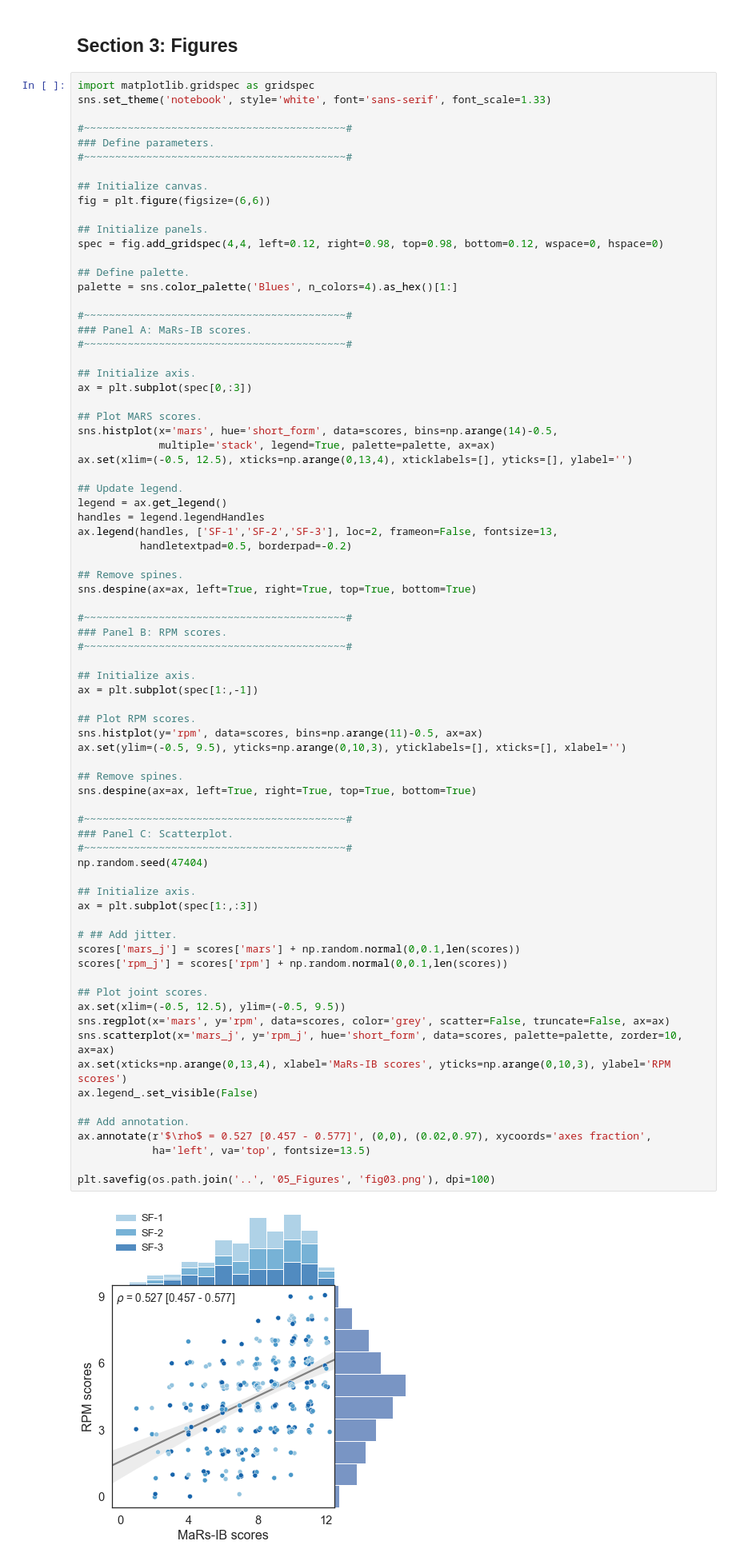
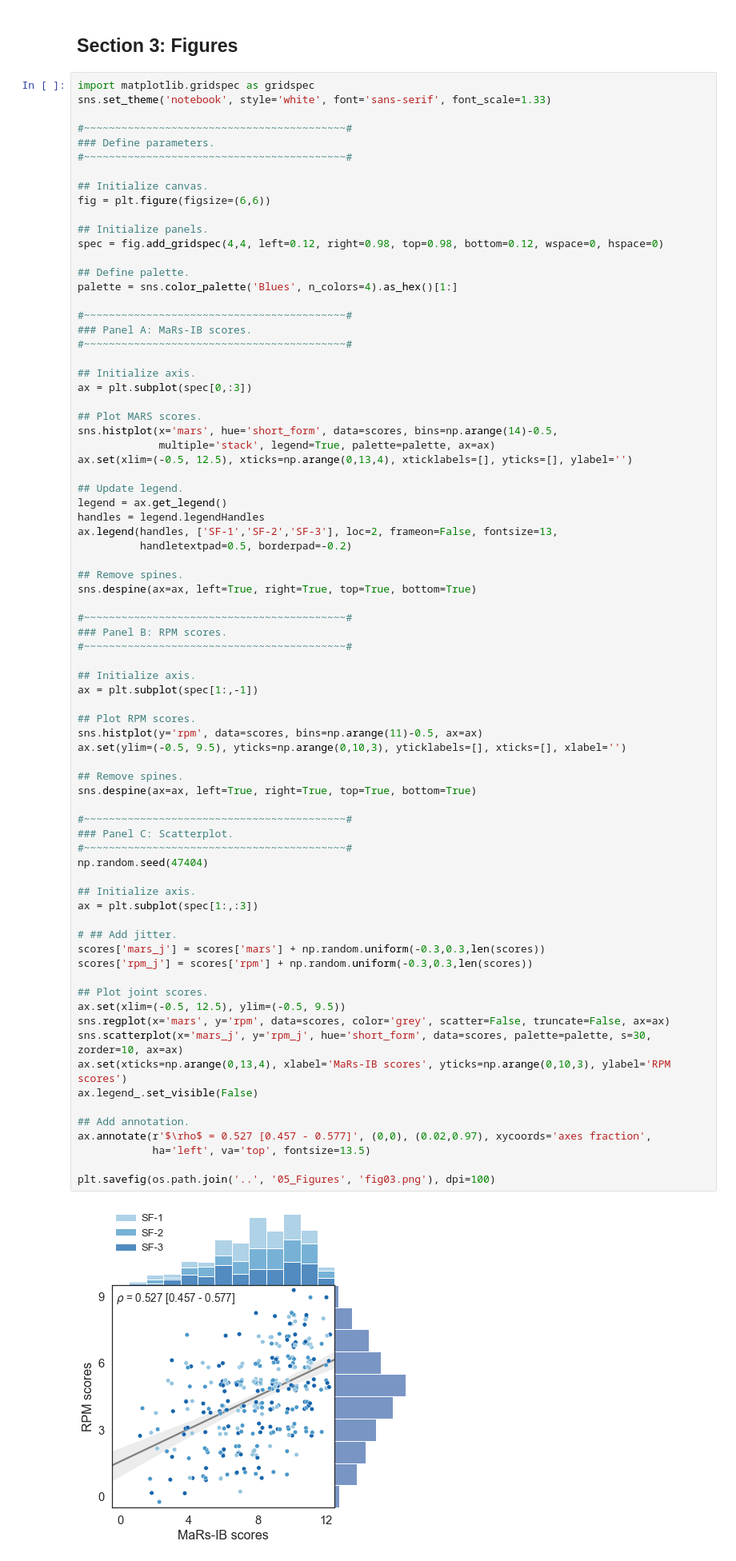
Before and after one commit to ndawlab/mars-irt, a Jupyter notebook: 04_Validation/02_Descriptive.ipynb, the cells around one changed output. Shown at 80% size. Saved outputs shown, nothing was run; the diff lists cells and outputs as text.

```diff
--- a/04_Validation/02_Descriptive.ipynb
+++ b/04_Validation/02_Descriptive.ipynb
@@ -239,34 +242,34 @@ ax = plt.subplot(spec[1:,-1])
 
 ## Plot RPM scores.
 sns.histplot(y='rpm', data=scores, bins=np.arange(11)-0.5, ax=ax)
 ax.set(ylim=(-0.5, 9.5), yticks=np.arange(0,10,3), yticklabels=[], xticks=[], xlabel='')
 
 ## Remove spines.
 sns.despine(ax=ax, left=True, right=True, top=True, bottom=True)
 
 #~~~~~~~~~~~~~~~~~~~~~~~~~~~~~~~~~~~~~~~~~~#
 ### Panel C: Scatterplot.
 #~~~~~~~~~~~~~~~~~~~~~~~~~~~~~~~~~~~~~~~~~~#
 np.random.seed(47404)
 
 ## Initialize axis.
 ax = plt.subplot(spec[1:,:3])
 
 # ## Add jitter.
-scores['mars_j'] = scores['mars'] + np.random.normal(0,0.1,len(scores))
-scores['rpm_j'] = scores['rpm'] + np.random.normal(0,0.1,len(scores))
+scores['mars_j'] = scores['mars'] + np.random.uniform(-0.3,0.3,len(scores))
+scores['rpm_j'] = scores['rpm'] + np.random.uniform(-0.3,0.3,len(scores))
 
 ## Plot joint scores.
 ax.set(xlim=(-0.5, 12.5), ylim=(-0.5, 9.5))
 sns.regplot(x='mars', y='rpm', data=scores, color='grey', scatter=False, truncate=False, ax=ax)
-sns.scatterplot(x='mars_j', y='rpm_j', hue='short_form', data=scores, palette=palette, zorder=10, ax=ax)
+sns.scatterplot(x='mars_j', y='rpm_j', hue='short_form', data=scores, palette=palette, s=30, zorder=10, ax=ax)
 ax.set(xticks=np.arange(0,13,4), xlabel='MaRs-IB scores', yticks=np.arange(0,10,3), ylabel='RPM scores')
 ax.legend_.set_visible(False)
 
 ## Add annotation.
 ax.annotate(r'$\rho$ = 0.527 [0.457 - 0.577]', (0,0), (0.02,0.97), xycoords='axes fraction',
             ha='left', va='top', fontsize=13.5)
 
 plt.savefig(os.path.join('..', '05_Figures', 'fig03.png'), dpi=100)
 # %% [output]
-[figure, old version]
+[figure, new version]
```
Also changed, not shown: parts of 8 cells of this notebook, 1 other file.
